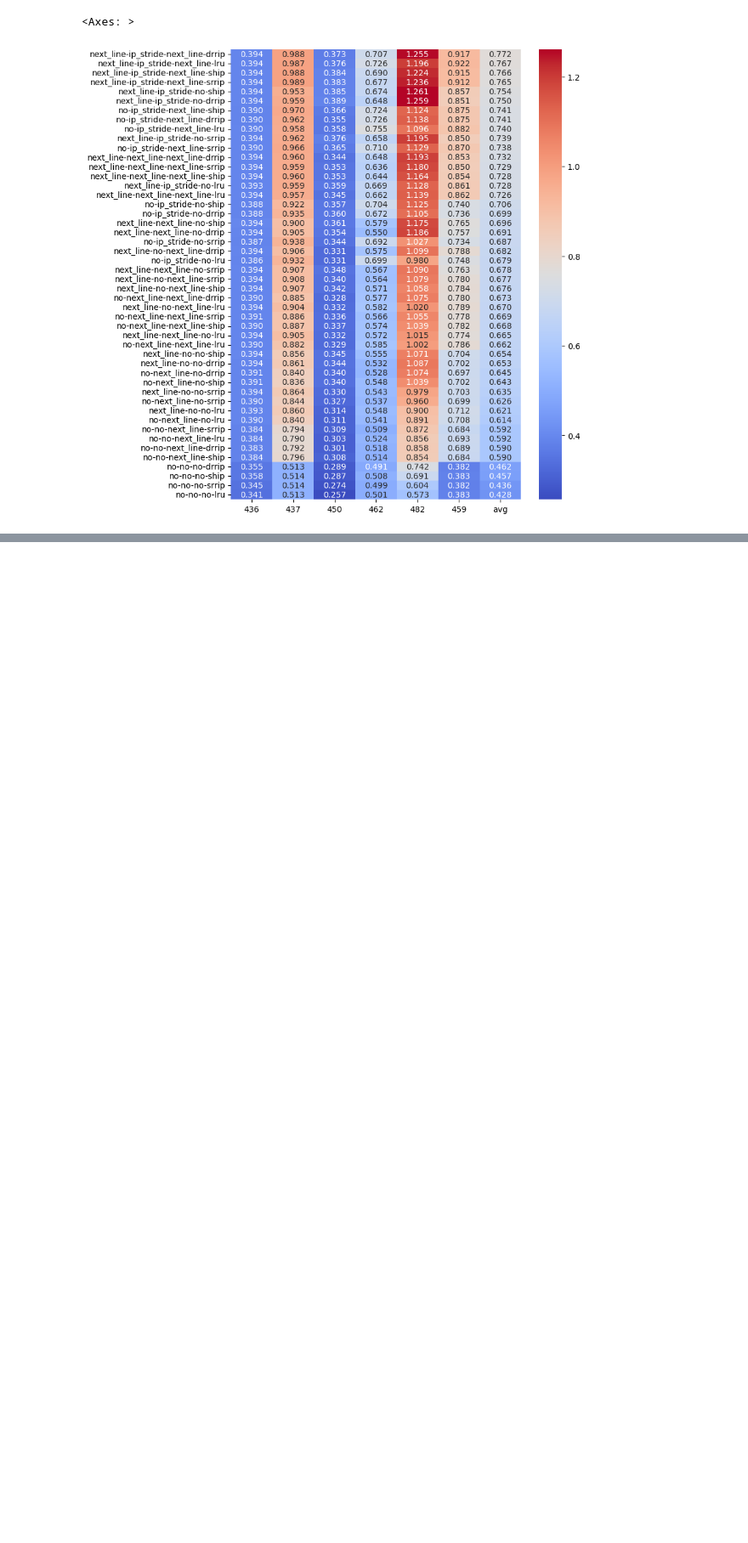
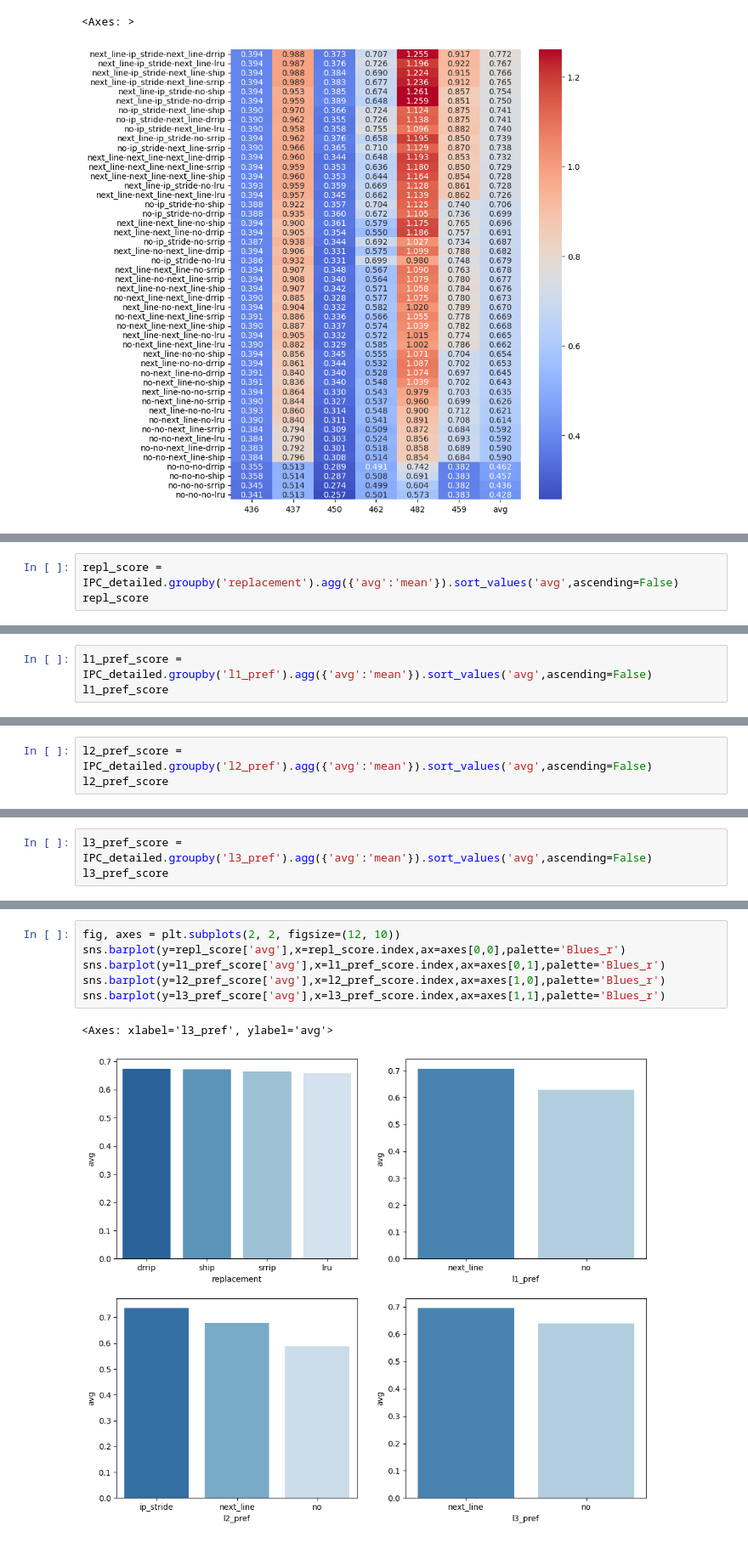
Before and after one commit to X-yang03/ChampSim-Computer-Architecture, a Jupyter notebook: socre.ipynb, the cells around one changed output, grey strips where cells are left out. Shown at 85% size. Drawn from its saved outputs; the diff is of its cells as text; blank space fills up the shorter version.

Commit message:
score and classify

```diff
--- a/socre.ipynb
+++ b/socre.ipynb
@@ -75,0 +93,3 @@ sns.heatmap(IPC_sort,cmap='coolwarm',annot=True,fmt='.3f')
+# %%
+repl_score = IPC_detailed.groupby('replacement').agg({'avg':'mean'}).sort_values('avg',ascending=False)
+repl_score
@@ -75,0 +105,3 @@ sns.heatmap(IPC_sort,cmap='coolwarm',annot=True,fmt='.3f')
+# %%
+l1_pref_score = IPC_detailed.groupby('l1_pref').agg({'avg':'mean'}).sort_values('avg',ascending=False)
+l1_pref_score
@@ -75,0 +113,3 @@ sns.heatmap(IPC_sort,cmap='coolwarm',annot=True,fmt='.3f')
+# %%
+l2_pref_score = IPC_detailed.groupby('l2_pref').agg({'avg':'mean'}).sort_values('avg',ascending=False)
+l2_pref_score
@@ -75,0 +122,3 @@ sns.heatmap(IPC_sort,cmap='coolwarm',annot=True,fmt='.3f')
+# %%
+l3_pref_score = IPC_detailed.groupby('l3_pref').agg({'avg':'mean'}).sort_values('avg',ascending=False)
+l3_pref_score
@@ -75,0 +134,9 @@ sns.heatmap(IPC_sort,cmap='coolwarm',annot=True,fmt='.3f')
+# %%
+fig, axes = plt.subplots(2, 2, figsize=(12, 10))
+sns.barplot(y=repl_score['avg'],x=repl_score.index,ax=axes[0,0],palette='Blues_r')
+sns.barplot(y=l1_pref_score['avg'],x=l1_pref_score.index,ax=axes[0,1],palette='Blues_r')
+sns.barplot(y=l2_pref_score['avg'],x=l2_pref_score.index,ax=axes[1,0],palette='Blues_r')
+sns.barplot(y=l3_pref_score['avg'],x=l3_pref_score.index,ax=axes[1,1],palette='Blues_r')
+# %% [output]
+<Axes: xlabel='l3_pref', ylabel='avg'>
+[figure, added]
```
Also changed, not shown: parts of 11 cells of this notebook, 4 other files.
